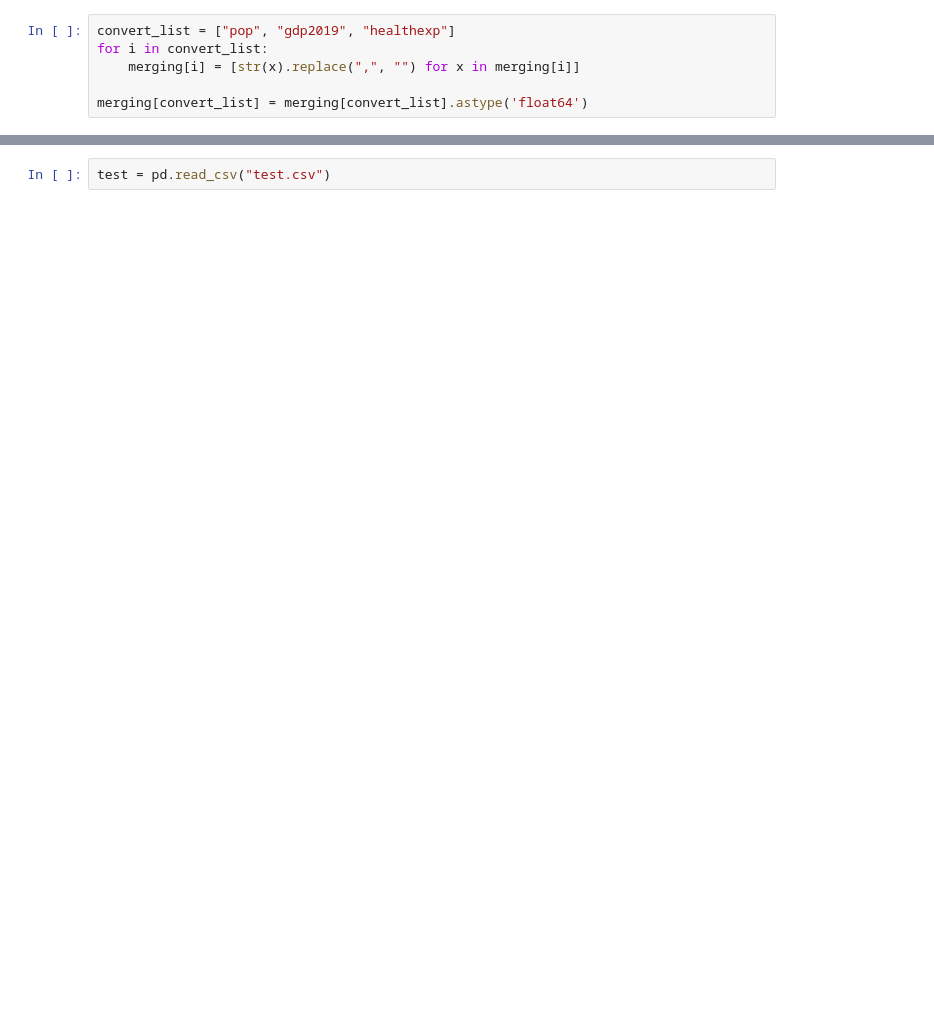
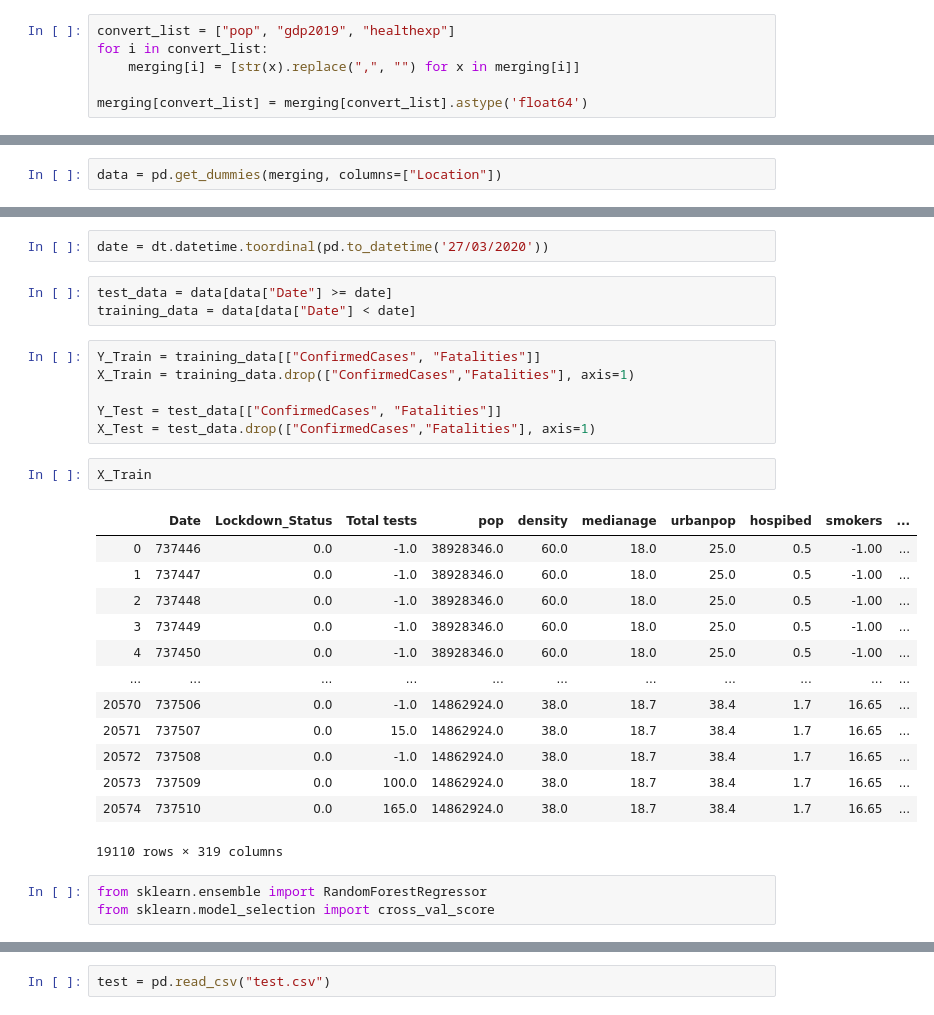
Before and after one commit to JKhandelwal/ID5059Practical3, a Jupyter notebook: ID5059CovidData.ipynb, the cells around one changed output, grey strips where cells are left out. Cells and saved outputs as stored; diff of their text form; blank space fills up the shorter version.

```diff
--- a/ID5059CovidData.ipynb
+++ b/ID5059CovidData.ipynb
@@ -434,0 +326,2 @@ scores
+# %%
+data = pd.get_dummies(merging, columns=["Location"])
@@ -434,0 +344,30 @@ scores
+# %%
+date = dt.datetime.toordinal(pd.to_datetime('27/03/2020'))
+# %%
+test_data = data[data["Date"] >= date]
+training_data = data[data["Date"] < date]
+# %%
+Y_Train = training_data[["ConfirmedCases", "Fatalities"]]
+X_Train = training_data.drop(["ConfirmedCases","Fatalities"], axis=1)
+
+Y_Test = test_data[["ConfirmedCases", "Fatalities"]]
+X_Test = test_data.drop(["ConfirmedCases","Fatalities"], axis=1)
+# %%
+X_Train
+# %% [output]
+|  | Date | Lockdown_Status | Total tests | pop | density | medianage | urbanpop | hospibed | smokers | ... |
+| 0 | 737446 | 0.0 | -1.0 | 38928346.0 | 60.0 | 18.0 | 25.0 | 0.5 | -1.00 | ... |
+| 1 | 737447 | 0.0 | -1.0 | 38928346.0 | 60.0 | 18.0 | 25.0 | 0.5 | -1.00 | ... |
+| 2 | 737448 | 0.0 | -1.0 | 38928346.0 | 60.0 | 18.0 | 25.0 | 0.5 | -1.00 | ... |
+| 3 | 737449 | 0.0 | -1.0 | 38928346.0 | 60.0 | 18.0 | 25.0 | 0.5 | -1.00 | ... |
+| 4 | 737450 | 0.0 | -1.0 | 38928346.0 | 60.0 | 18.0 | 25.0 | 0.5 | -1.00 | ... |
+| ... | ... | ... | ... | ... | ... | ... | ... | ... | ... | ... |
+| 20570 | 737506 | 0.0 | -1.0 | 14862924.0 | 38.0 | 18.7 | 38.4 | 1.7 | 16.65 | ... |
+| 20571 | 737507 | 0.0 | 15.0 | 14862924.0 | 38.0 | 18.7 | 38.4 | 1.7 | 16.65 | ... |
+| 20572 | 737508 | 0.0 | -1.0 | 14862924.0 | 38.0 | 18.7 | 38.4 | 1.7 | 16.65 | ... |
+| 20573 | 737509 | 0.0 | 100.0 | 14862924.0 | 38.0 | 18.7 | 38.4 | 1.7 | 16.65 | ... |
+| 20574 | 737510 | 0.0 | 165.0 | 14862924.0 | 38.0 | 18.7 | 38.4 | 1.7 | 16.65 | ... |
+19110 rows × 319 columns
+# %%
+from sklearn.ensemble import RandomForestRegressor
+from sklearn.model_selection import cross_val_score
```
Also changed, not shown: parts of 53 cells of this notebook, 2 other files.
